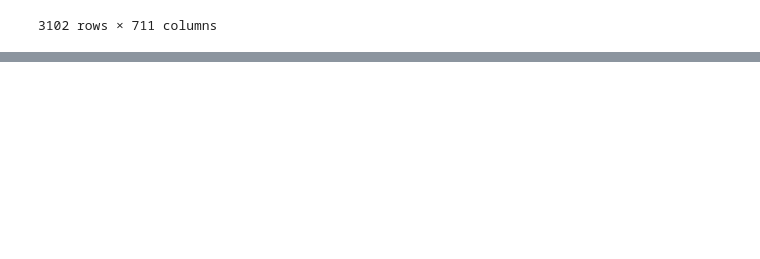
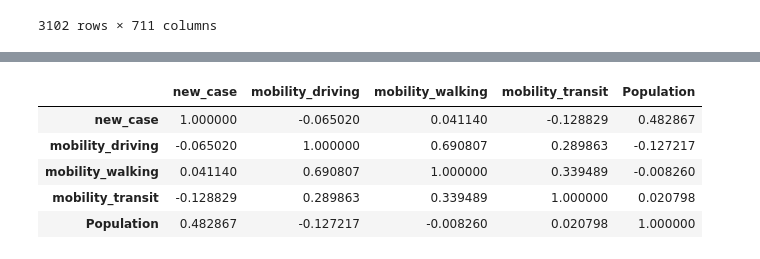
Before and after one commit to jessbunnag/cds-1001-capstone, a Jupyter notebook: q3.ipynb, the cells around one changed output, grey strips where cells are left out. Saved outputs shown, nothing was run; the diff lists cells and outputs as text; code cells hidden in the pictures; blank space fills up the shorter version.

```diff
--- a/q3.ipynb
+++ b/q3.ipynb
@@ -363,0 +348,9 @@ ValueError: operands could not be broadcast together with shapes (798270,4) (109
+# %%
+final_data2.corr()
+# %% [output]
+|  | new_case | mobility_driving | mobility_walking | mobility_transit | Population |
+| new_case | 1.000000 | -0.065020 | 0.041140 | -0.128829 | 0.482867 |
+| mobility_driving | -0.065020 | 1.000000 | 0.690807 | 0.289863 | -0.127217 |
+| mobility_walking | 0.041140 | 0.690807 | 1.000000 | 0.339489 | -0.008260 |
+| mobility_transit | -0.128829 | 0.289863 | 0.339489 | 1.000000 | 0.020798 |
+| Population | 0.482867 | -0.127217 | -0.008260 | 0.020798 | 1.000000 |
```
Also changed, not shown: parts of 13 cells of this notebook.
